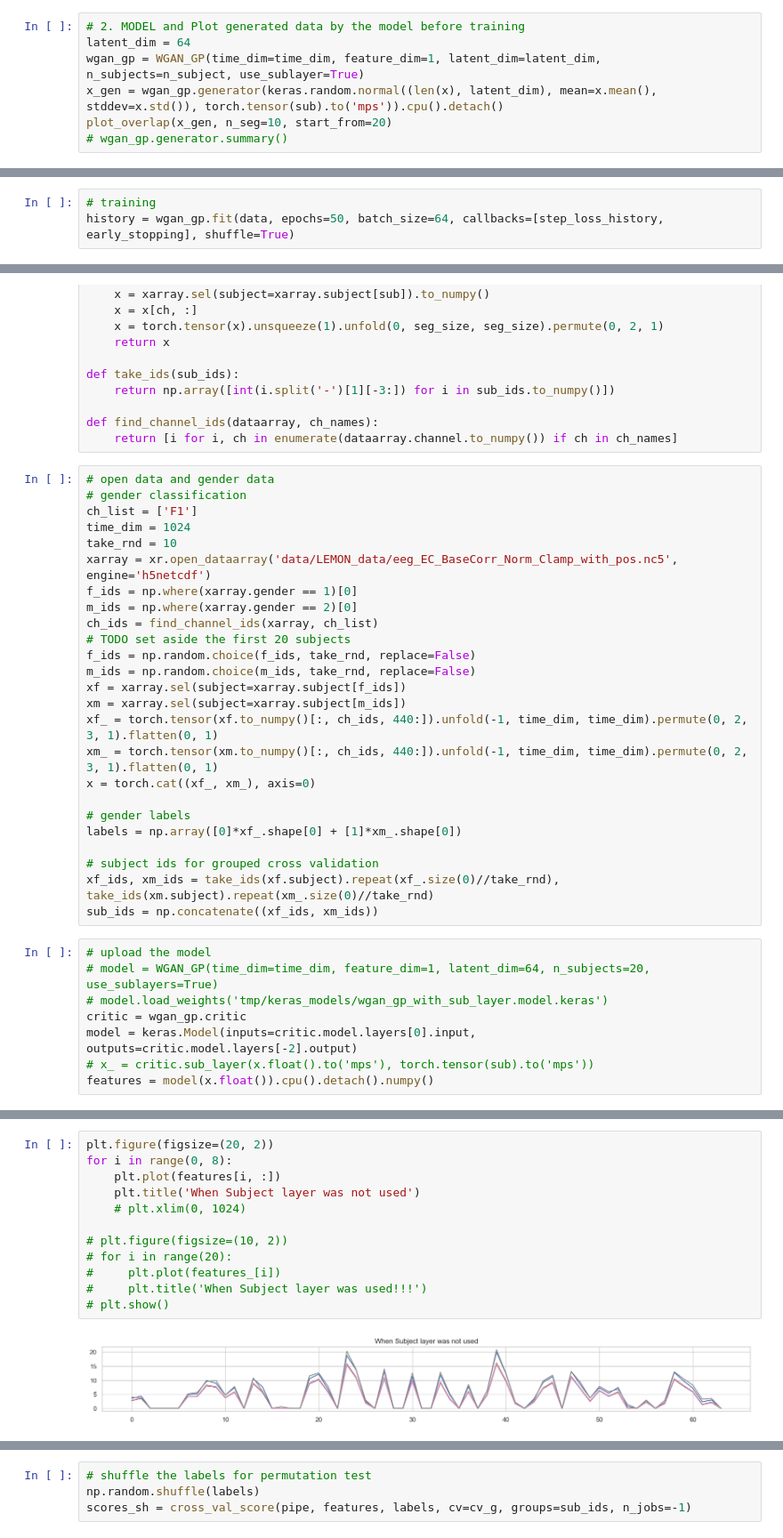
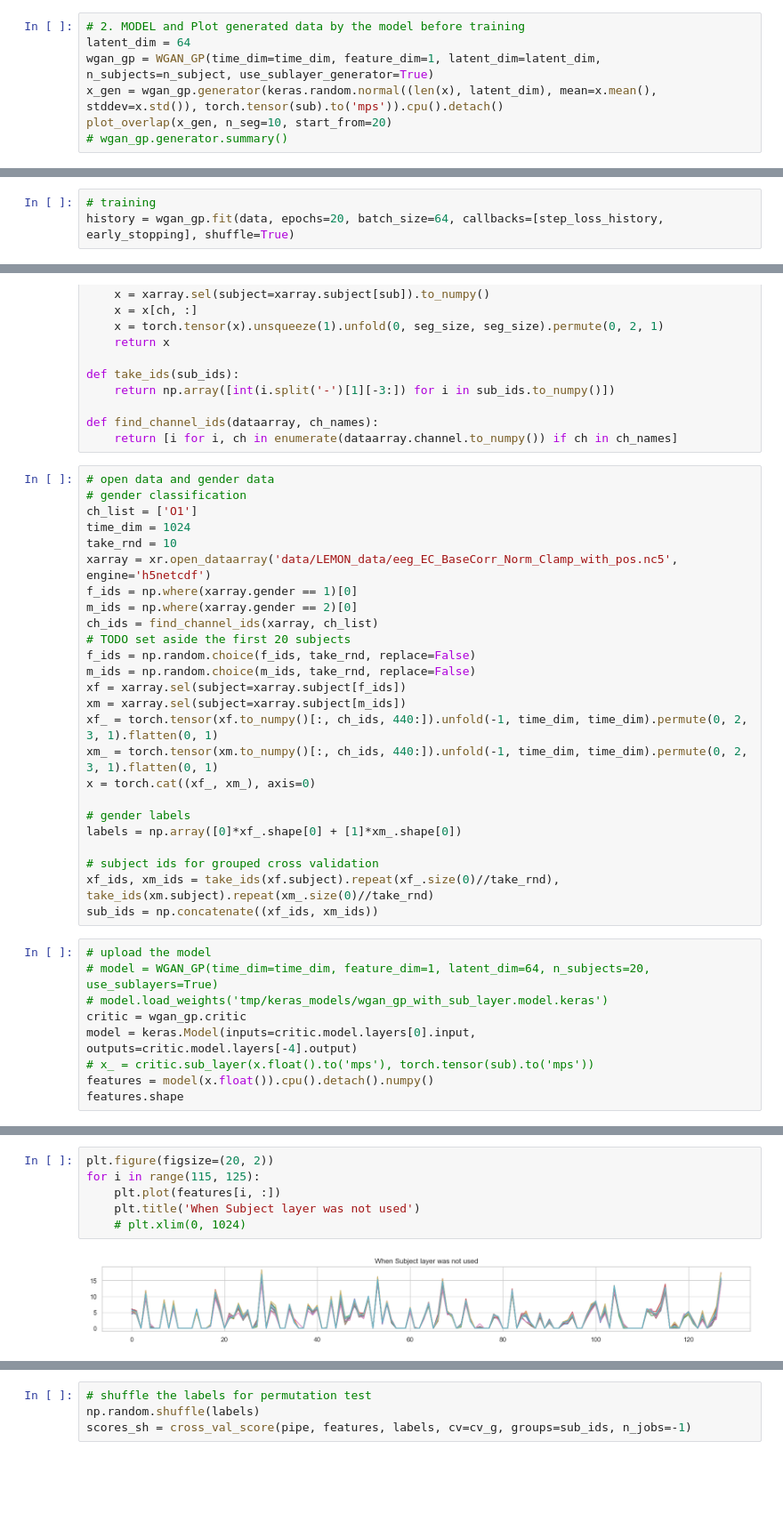
Before and after one commit to Yeganehfrh/EEGModalNet, a Jupyter notebook: notebooks/Debug.ipynb, the cells around one changed output, grey strips where cells are left out. Shown at 89% size. Drawn from its saved outputs; the diff is of its cells as text; blank space fills up the shorter version.

```diff
--- a/notebooks/Debug.ipynb
+++ b/notebooks/Debug.ipynb
@@ -246,7 +248,7 @@ Effective window size : 4.000 (s)
 # %%
 # 2. MODEL and Plot generated data by the model before training
 latent_dim = 64
-wgan_gp = WGAN_GP(time_dim=time_dim, feature_dim=1, latent_dim=latent_dim, n_subjects=n_subject, use_sublayer=True)
+wgan_gp = WGAN_GP(time_dim=time_dim, feature_dim=1, latent_dim=latent_dim, n_subjects=n_subject, use_sublayer_generator=True)
 x_gen = wgan_gp.generator(keras.random.normal((len(x), latent_dim), mean=x.mean(), stddev=x.std()), torch.tensor(sub).to('mps')).cpu().detach()
 plot_overlap(x_gen, n_seg=10, start_from=20)
 # wgan_gp.generator.summary()
@@ -273,5 +275,5 @@ wgan_gp.compile(d_optimizer=keras.optimizers.Adam(0.0001, beta_1=0.5, beta_2=0.9
 early_stopping = keras.callbacks.EarlyStopping(monitor='g_loss', mode='min', patience=500)
 # %%
 # training
-history = wgan_gp.fit(data, epochs=50, batch_size=64, callbacks=[step_loss_history, early_stopping], shuffle=True)
+history = wgan_gp.fit(data, epochs=20, batch_size=64, callbacks=[step_loss_history, early_stopping], shuffle=True)
 # %% [output]
@@ -355,7 +365,7 @@ def find_channel_ids(dataarray, ch_names):
 # %%
 # open data and gender data
 # gender classification
-ch_list = ['F1']
+ch_list = ['O1']
 time_dim = 1024
 take_rnd = 10
 xarray = xr.open_dataarray('data/LEMON_data/eeg_EC_BaseCorr_Norm_Clamp_with_pos.nc5', engine='h5netcdf')
@@ -382,6 +392,7 @@ sub_ids = np.concatenate((xf_ids, xm_ids))
 # model = WGAN_GP(time_dim=time_dim, feature_dim=1, latent_dim=64, n_subjects=20, use_sublayers=True)
 # model.load_weights('tmp/keras_models/wgan_gp_with_sub_layer.model.keras')
 critic = wgan_gp.critic
-model = keras.Model(inputs=critic.model.layers[0].input, outputs=critic.model.layers[-2].output)
+model = keras.Model(inputs=critic.model.layers[0].input, outputs=critic.model.layers[-4].output)
 # x_ = critic.sub_layer(x.float().to('mps'), torch.tensor(sub).to('mps'))
 features = model(x.float()).cpu().detach().numpy()
+features.shape
@@ -388,17 +401,11 @@ features = model(x.float()).cpu().detach().numpy()
 # %%
 plt.figure(figsize=(20, 2))
-for i in range(0, 8):
+for i in range(115, 125):
     plt.plot(features[i, :])
     plt.title('When Subject layer was not used')
     # plt.xlim(0, 1024)
-
-# plt.figure(figsize=(10, 2))
-# for i in range(20):
-#     plt.plot(features_[i])
-#     plt.title('When Subject layer was used!!!')
-# plt.show()
 # %% [output]
-[figure, old version]
+[figure, new version]
 # %%
 cv_g = GroupShuffleSplit(n_splits=50, test_size=0.2)
 cv_s = StratifiedShuffleSplit(n_splits=50, test_size=0.2)
```
Also changed, not shown: parts of 17 cells of this notebook, 1 other file.
